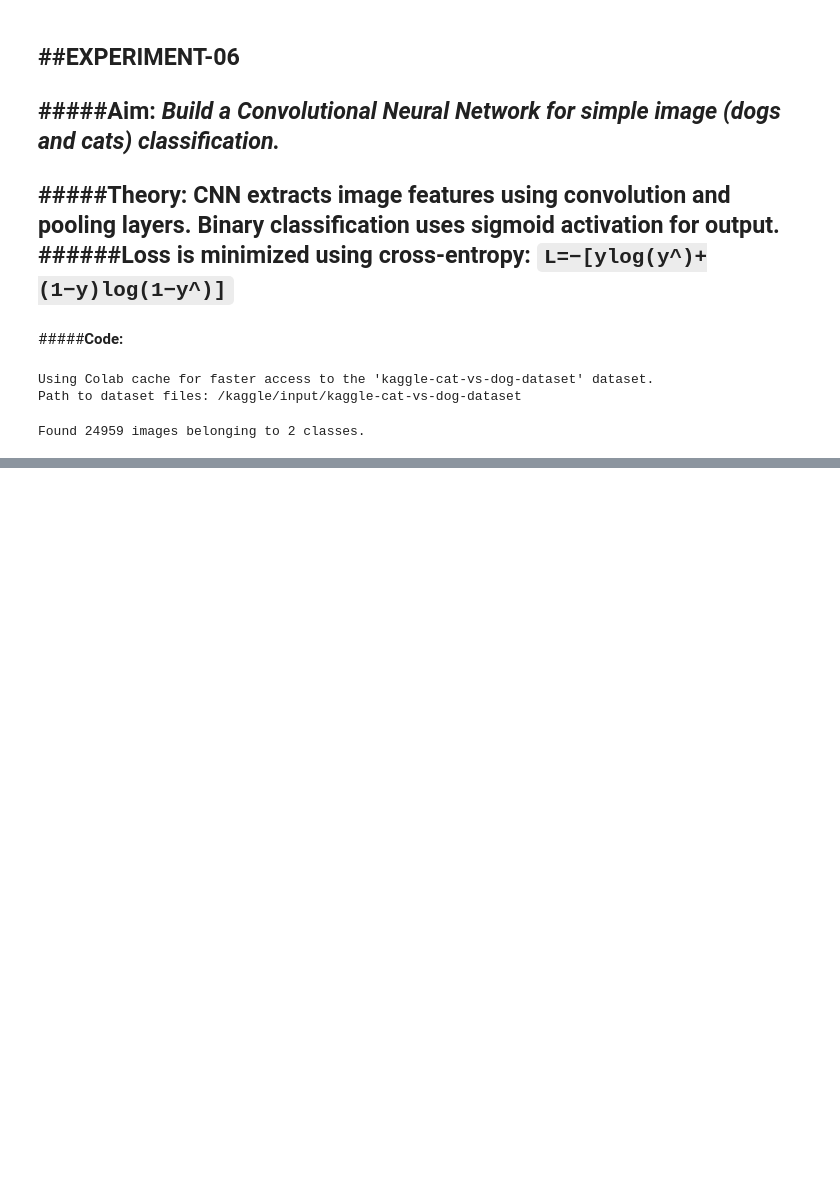
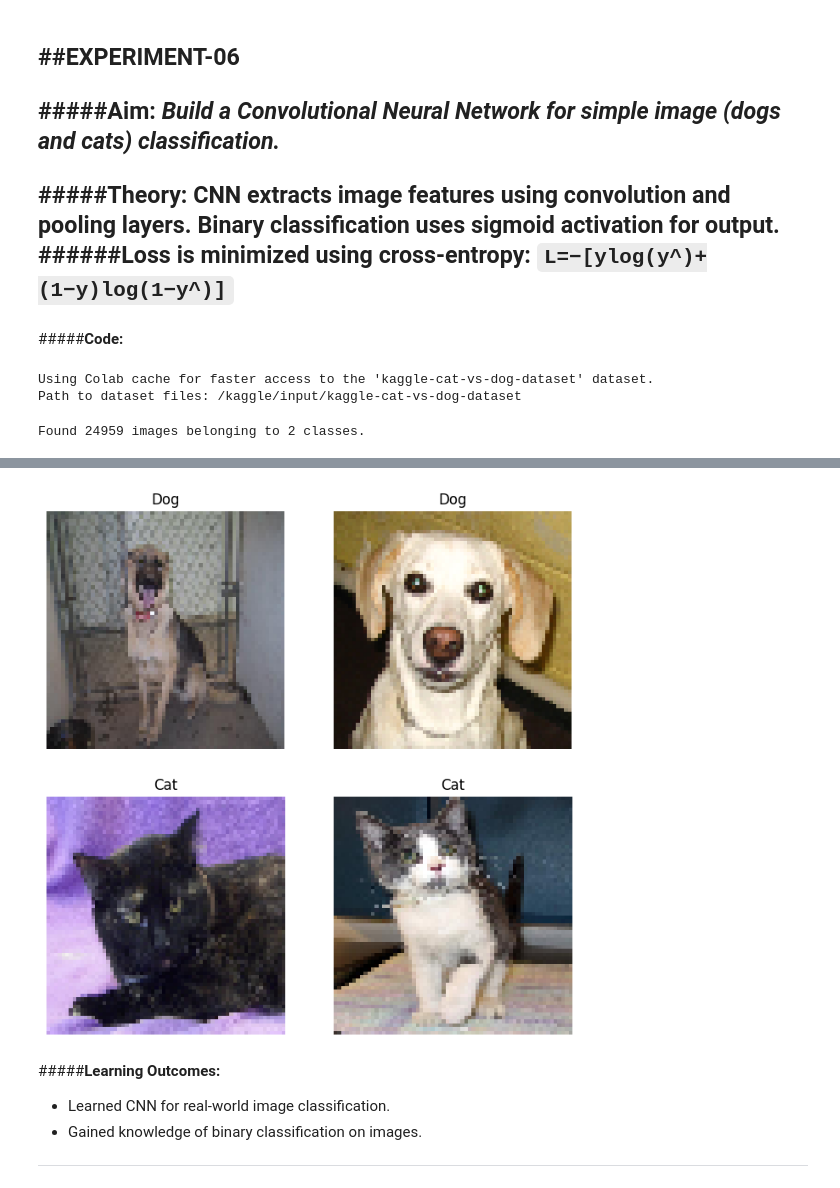
Before and after one commit to danish-khan962/ADGIPS-LabFiles, a Jupyter notebook: Advances in Deep Learning (ADL) Lab/ADL_Lab.ipynb, the cells around one changed output, grey strips where cells are left out. Drawn from its saved outputs; the diff is of its cells as text; code cells hidden in the pictures; blank space fills up the shorter version.

```diff
--- a/Advances in Deep Learning (ADL) Lab/ADL_Lab.ipynb
+++ b/Advances in Deep Learning (ADL) Lab/ADL_Lab.ipynb
@@ -451,19 +456,24 @@ Epoch 8/10
 # %%
+import numpy as np
 import matplotlib.pyplot as plt
-
-# get one batch
 images, labels = next(train_data)
-
+# Take 4 random images
+indices = np.random.choice(len(images), 4)
 plt.figure(figsize=(8,8))
-
-for i in range(6):
-    plt.subplot(3,2,i+1)
-    plt.imshow(images[i])
-
-    pred = model.predict(images[i:i+1], verbose=0)[0][0]
-    pred_label = 'dog' if pred > 0.5 else 'cat'
-
-    plt.title(pred_label)
+for i, idx in enumerate(indices):
+    img = images[idx]
+    # Predict
+    pred = model.predict(img.reshape(1,64,64,3), verbose=0)
+    label = "Dog" if pred[0][0] > 0.5 else "Cat"
+    plt.subplot(2,2,i+1)
+    plt.imshow(img)
+    plt.title(label)
     plt.axis('off')
-
 plt.show()
+# %% [output]
+[figure, added]
+# %% [markdown]
+#####**Learning Outcomes:**
+* Learned CNN for real-world image classification.
+* Gained knowledge of binary classification on images.
+---
```
Also changed, not shown: parts of 19 cells of this notebook.
